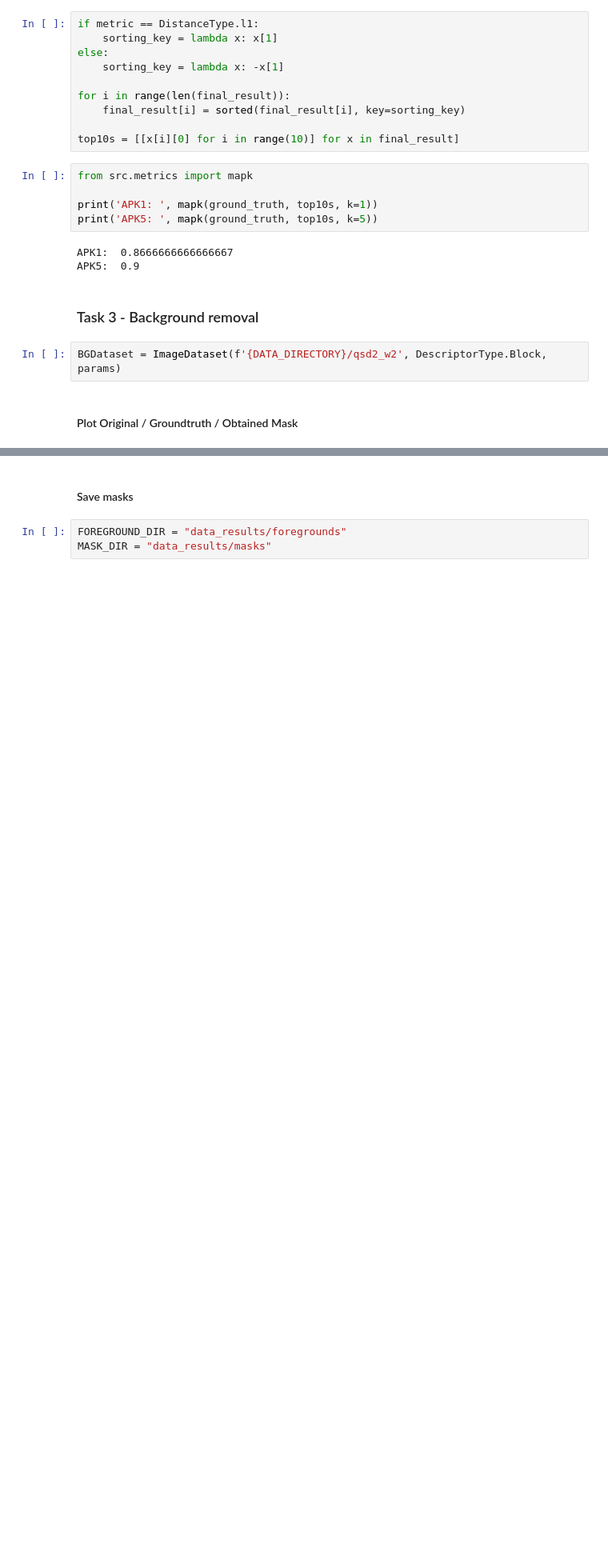
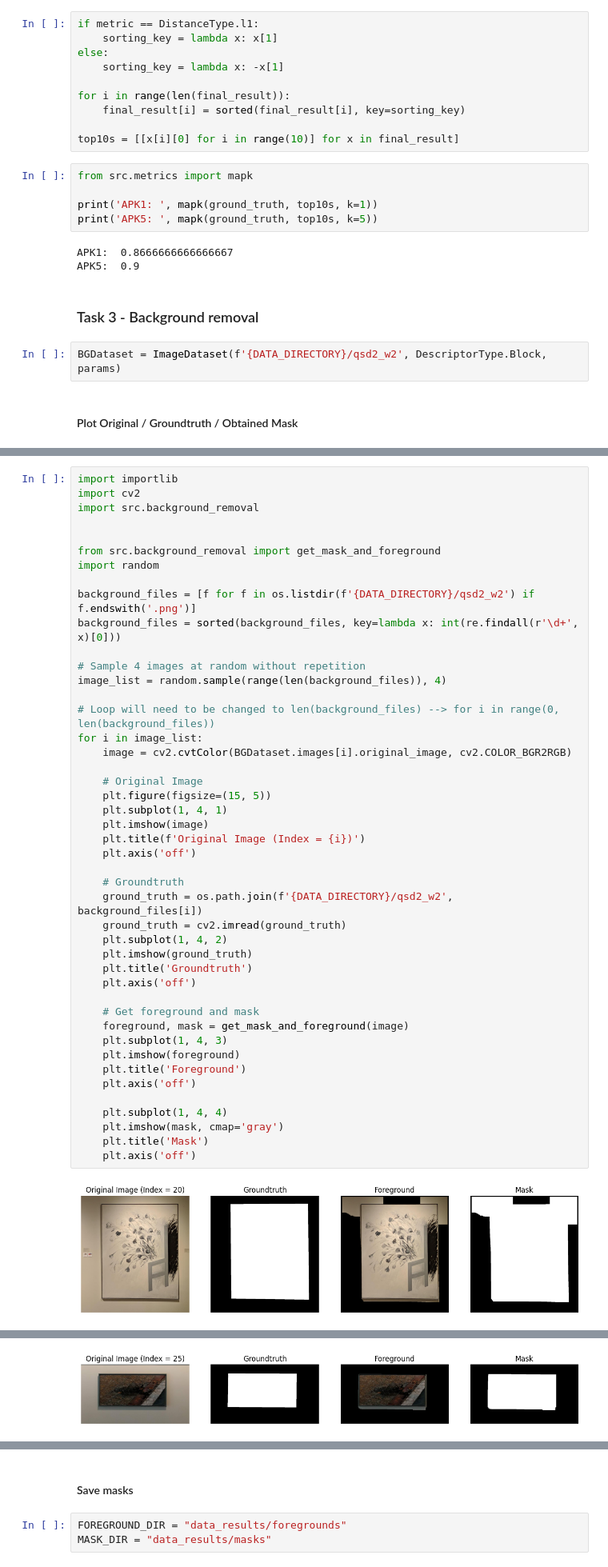
Before and after one commit to MCV-2024-C1-Project/Team5, a Jupyter notebook: week2/week2_draft.ipynb, the cells around one changed output, grey strips where cells are left out. Shown at 80% size. Saved outputs shown, nothing was run; the diff lists cells and outputs as text; blank space fills up the shorter version.

```diff
--- a/week2/week2_draft.ipynb
+++ b/week2/week2_draft.ipynb
@@ -221,0 +222,47 @@ for i in range(0, 4):
+# %%
+import importlib
+import cv2
+import src.background_removal
+
+
+from src.background_removal import get_mask_and_foreground
+import random
+
+background_files = [f for f in os.listdir(f'{DATA_DIRECTORY}/qsd2_w2') if f.endswith('.png')]
+background_files = sorted(background_files, key=lambda x: int(re.findall(r'\d+', x)[0]))
+
+# Sample 4 images at random without repetition
+image_list = random.sample(range(len(background_files)), 4)
+
+# Loop will need to be changed to len(background_files) --> for i in range(0, len(background_files))
+for i in image_list:
+    image = cv2.cvtColor(BGDataset.images[i].original_image, cv2.COLOR_BGR2RGB)
+
+    # Original Image
+    plt.figure(figsize=(15, 5))
+    plt.subplot(1, 4, 1)
+    plt.imshow(image)
+    plt.title(f'Original Image (Index = {i})')
+    plt.axis('off')
+
+    # Groundtruth
+    ground_truth = os.path.join(f'{DATA_DIRECTORY}/qsd2_w2', background_files[i])
+    ground_truth = cv2.imread(ground_truth)
+    plt.subplot(1, 4, 2)
+    plt.imshow(ground_truth)
+    plt.title('Groundtruth')
+    plt.axis('off')
+
+    # Get foreground and mask
+    foreground, mask = get_mask_and_foreground(image)
+    plt.subplot(1, 4, 3)
+    plt.imshow(foreground)
+    plt.title('Foreground')
+    plt.axis('off')
+
+    plt.subplot(1, 4, 4)
+    plt.imshow(mask, cmap='gray')
+    plt.title('Mask')
+    plt.axis('off')
+# %% [output]
+[figure, added]
@@ -221,0 +270 @@ for i in range(0, 4):
+[figure, added]
```
Also changed, not shown: parts of 9 cells of this notebook.
